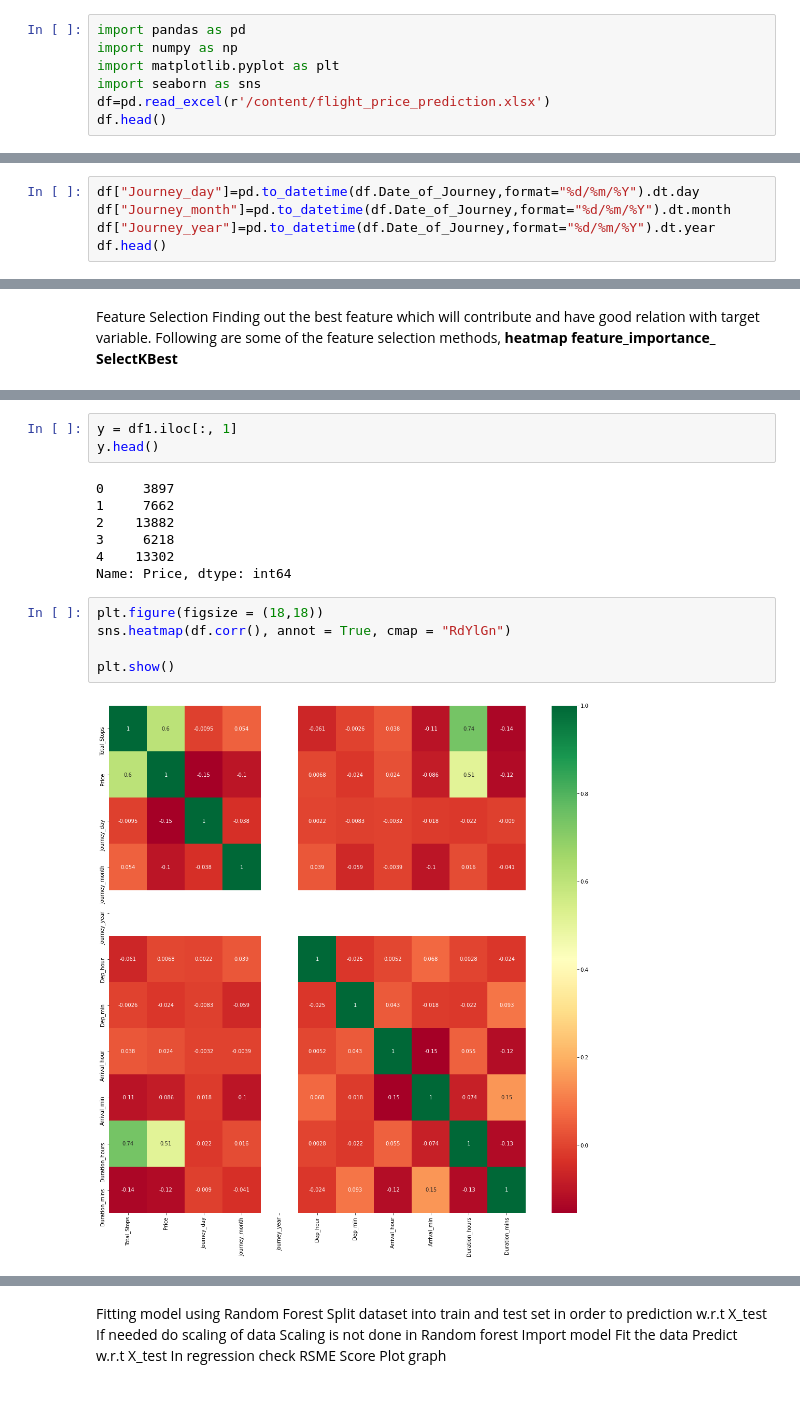
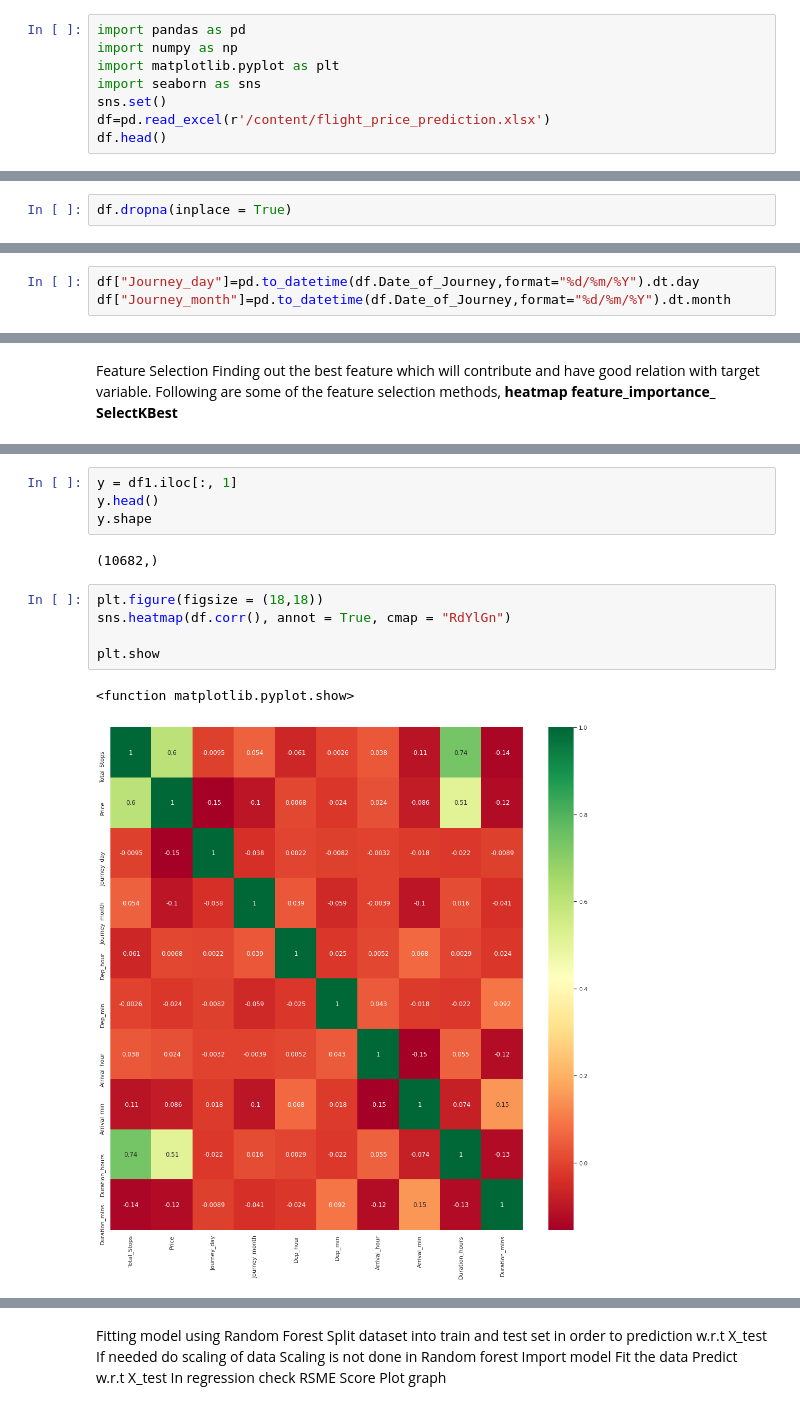
Before and after one commit to Venu786/Flight-price-prediction, a Jupyter notebook: flightpriceprediction.ipynb, the cells around one changed output, grey strips where cells are left out. Cells and saved outputs as stored; diff of their text form.

```diff
--- a/flightpriceprediction.ipynb
+++ b/flightpriceprediction.ipynb
@@ -5,6 +5,7 @@ import pandas as pd
 import numpy as np
 import matplotlib.pyplot as plt
 import seaborn as sns
+sns.set()
 df=pd.read_excel(r'/content/flight_price_prediction.xlsx')
 df.head()
 # %% [output]
@@ -63,4 +64,6 @@ df["Duration"].value_counts()
 Name: Duration, Length: 368, dtype: int64
+# %%
+df.dropna(inplace = True)
 # %%
 df.isnull().sum()
 # %% [output]
@@ -81,5 +84,3 @@ Explorative data analysis
 # %%
 df["Journey_day"]=pd.to_datetime(df.Date_of_Journey,format="%d/%m/%Y").dt.day
 df["Journey_month"]=pd.to_datetime(df.Date_of_Journey,format="%d/%m/%Y").dt.month
-df["Journey_year"]=pd.to_datetime(df.Date_of_Journey,format="%d/%m/%Y").dt.year
-df.head()
@@ -506,17 +492,14 @@ X.head()
 # %%
 y = df1.iloc[:, 1]
 y.head()
+y.shape
 # %% [output]
-0     3897
-1     7662
-2    13882
-3     6218
-4    13302
-Name: Price, dtype: int64
+(10682,)
 # %%
 plt.figure(figsize = (18,18))
 sns.heatmap(df.corr(), annot = True, cmap = "RdYlGn")
 
-plt.show()
+plt.show
 # %% [output]
+<function matplotlib.pyplot.show>
-[figure, old version]
+[figure, new version]
```
Also changed, not shown: parts of 55 cells of this notebook.
